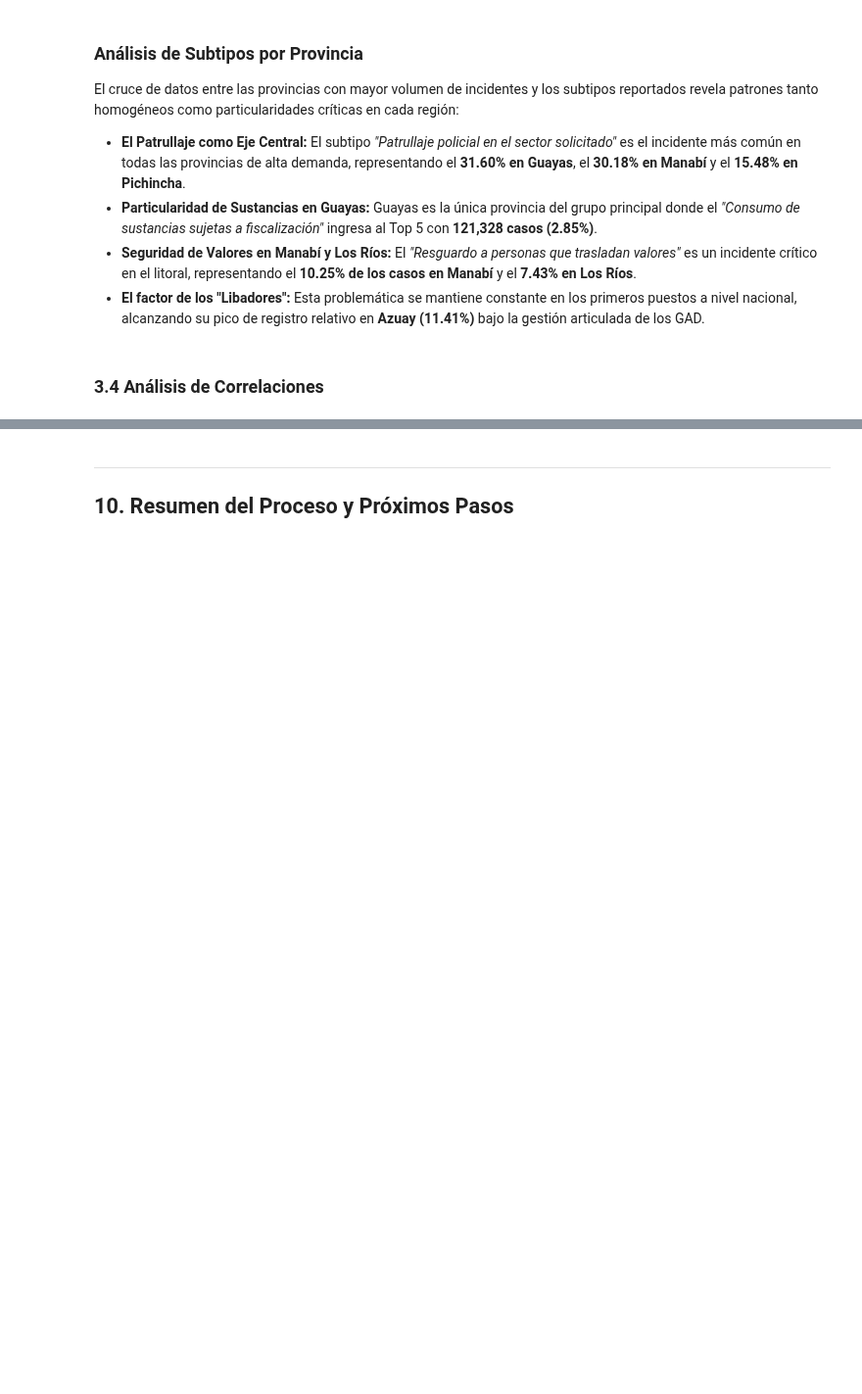
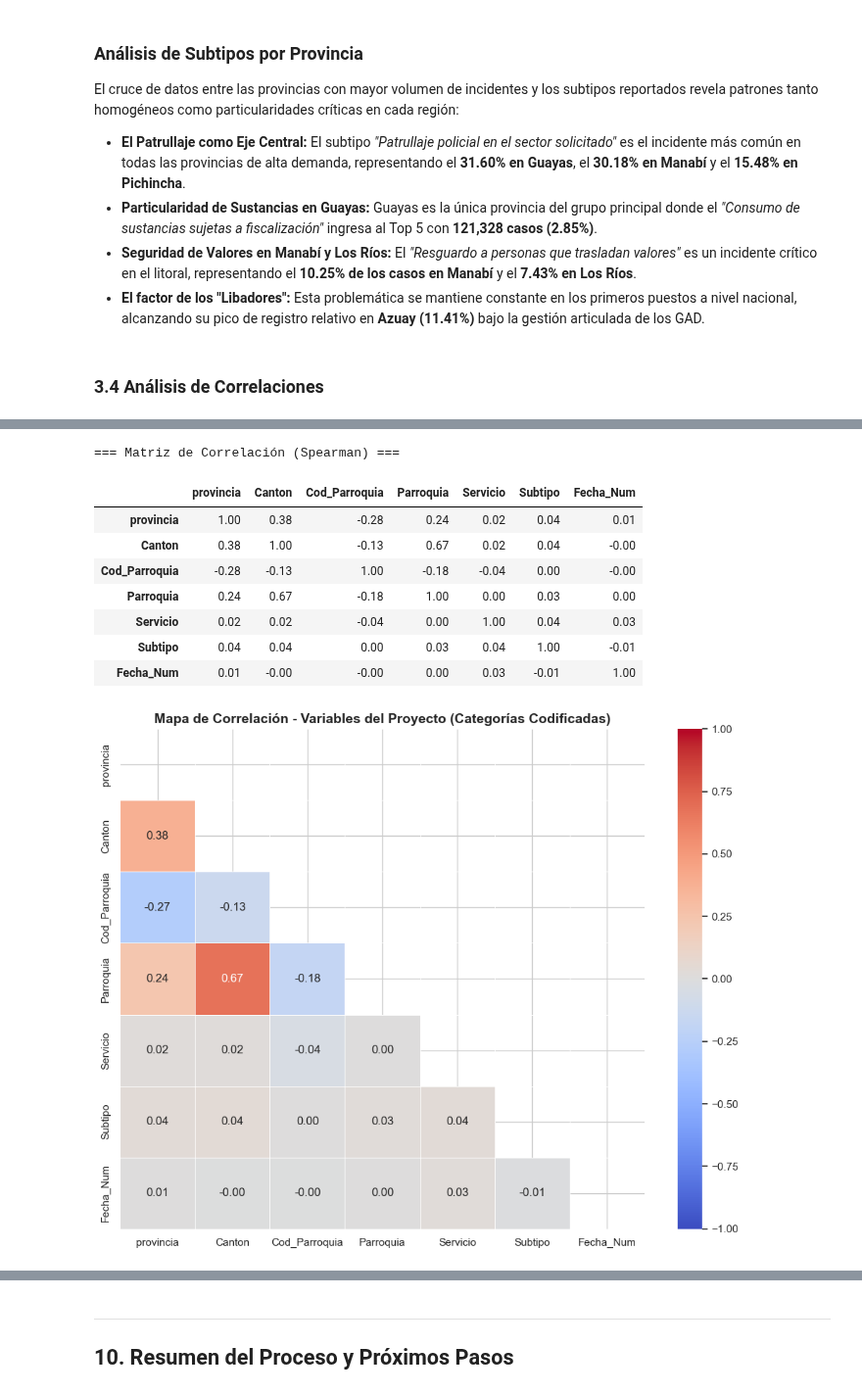
Before and after one commit to paulanoboa/IntegradorG3, a Jupyter notebook: data/processed/Prueba_CargaProyecto.ipynb, the cells around one changed output, grey strips where cells are left out. Shown at 98% size. Cells and saved outputs as stored; diff of their text form; code cells hidden in the pictures; blank space fills up the shorter version.

```diff
--- a/data/processed/Prueba_CargaProyecto.ipynb
+++ b/data/processed/Prueba_CargaProyecto.ipynb
@@ -677,0 +666,67 @@ Se observa una asociación muy fuerte entre provincia y Canton (V ≈ 0.999), co
+# %%
+import pandas as pd
+import numpy as np
+import matplotlib.pyplot as plt
+import seaborn as sns
+from sklearn.preprocessing import LabelEncoder
+
+# Aseguramos la carga del dataset si no está cargado en el kernel
+try:
+    _ = df.shape
+except NameError:
+    df = pd.read_csv('/content/drive/MyDrive/Proyecto/data/data_proyecto.csv', low_memory=False)
+
+# 1. Seleccionar las variables especificadas por el usuario
+columnas_analisis = ['Fecha', 'provincia', 'Canton', 'Cod_Parroquia', 'Parroquia', 'Servicio', 'Subtipo']
+
+# Creamos una copia para el análisis de correlación
+df_corr = df[columnas_analisis].copy()
+
+# 2. Preprocesamiento temporal para permitir la correlación numérica
+# Convertir 'Fecha' a una representación numérica (timestamp)
+if 'Fecha' in df_corr.columns:
+    df_corr['Fecha_Num'] = pd.to_datetime(df_corr['Fecha'], errors='coerce').astype(np.int64) // 10**9
+    df_corr = df_corr.drop(columns=['Fecha'])
+
+# Codificar las columnas categóricas a numéricas con Label Encoding
+le = LabelEncoder()
+for col in ['provincia', 'Canton', 'Cod_Parroquia', 'Parroquia', 'Servicio', 'Subtipo']:
+    if col in df_corr.columns:
+        df_corr[col] = le.fit_transform(df_corr[col].astype(str))
+
+# 3. Calcular la matriz de correlación (usamos Spearman debido al carácter no lineal de las categorías)
+corr_matrix_cat = df_corr.corr(method='spearman')
+
+# Mostrar matriz en consola
+print('=== Matriz de Correlación (Spearman) ===')
+display(corr_matrix_cat.round(3))
+
+# 4. Graficar el Mapa de Calor (Heatmap)
+plt.figure(figsize=(10, 8))
+mask = np.triu(np.ones_like(corr_matrix_cat, dtype=bool))
+
+sns.heatmap(
+    corr_matrix_cat,
+    annot=True,
+    fmt='.2f',
+    cmap='coolwarm',
+    vmin=-1,
+    vmax=1,
+    mask=mask,
+    linewidths=0.5
+)
+
+plt.title('Mapa de Correlación - Variables del Proyecto (Categorías Codificadas)', fontweight='bold', fontsize=14)
+plt.tight_layout()
+plt.show()
+# %% [output]
+=== Matriz de Correlación (Spearman) ===
+|  | provincia | Canton | Cod_Parroquia | Parroquia | Servicio | Subtipo | Fecha_Num |
+| provincia | 1.00 | 0.38 | -0.28 | 0.24 | 0.02 | 0.04 | 0.01 |
+| Canton | 0.38 | 1.00 | -0.13 | 0.67 | 0.02 | 0.04 | -0.00 |
+| Cod_Parroquia | -0.28 | -0.13 | 1.00 | -0.18 | -0.04 | 0.00 | -0.00 |
+| Parroquia | 0.24 | 0.67 | -0.18 | 1.00 | 0.00 | 0.03 | 0.00 |
+| Servicio | 0.02 | 0.02 | -0.04 | 0.00 | 1.00 | 0.04 | 0.03 |
+| Subtipo | 0.04 | 0.04 | 0.00 | 0.03 | 0.04 | 1.00 | -0.01 |
+| Fecha_Num | 0.01 | -0.00 | -0.00 | 0.00 | 0.03 | -0.01 | 1.00 |
+[figure, added]
```
Also changed, not shown: parts of 79 cells of this notebook, 1 other file.
